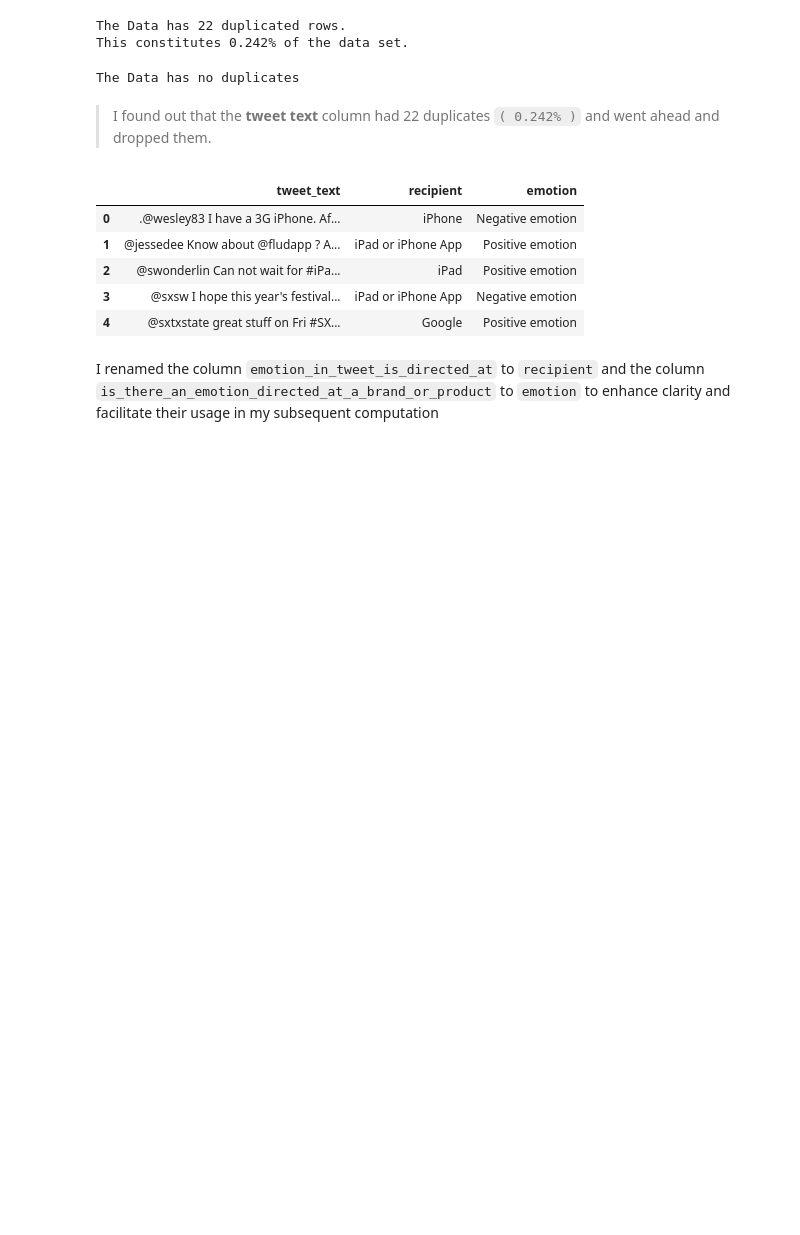
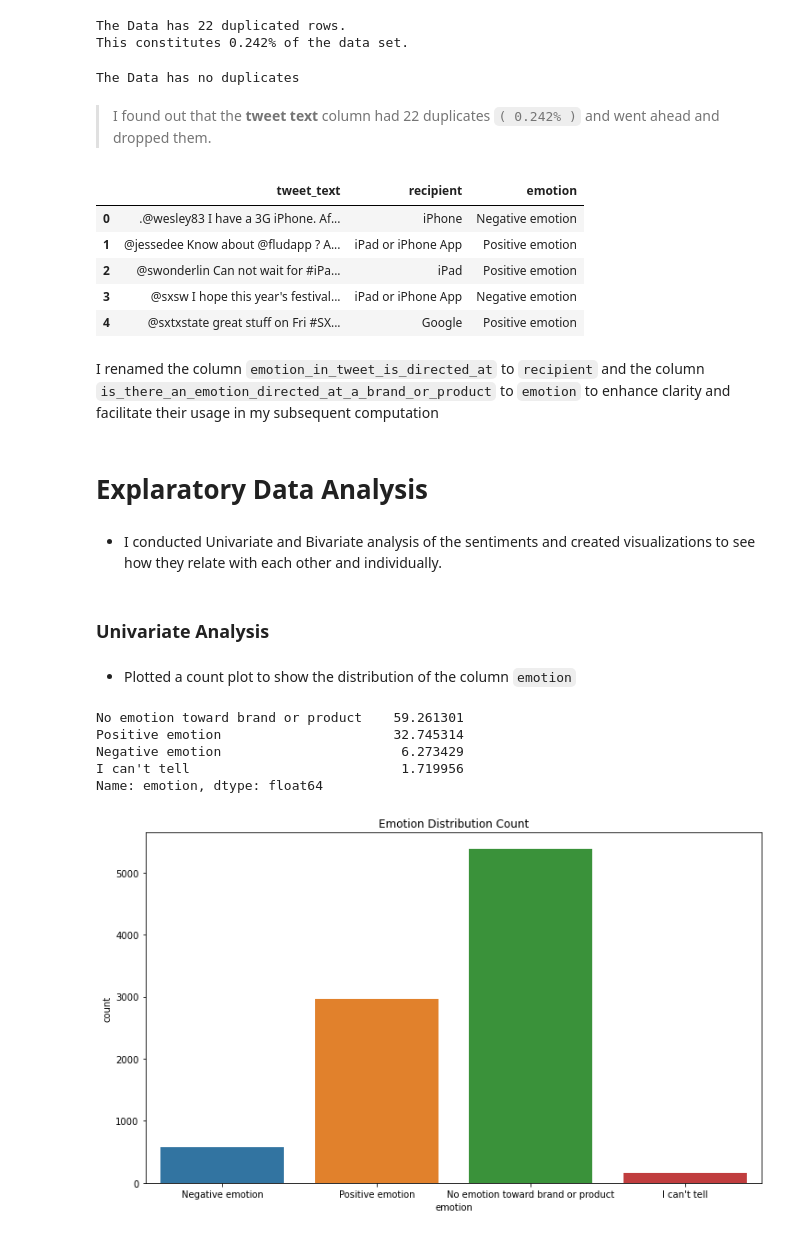
Before and after one commit to Derrick-wekesa/Twitter-sentiment-analysis-nlp-project, a Jupyter notebook: student.ipynb, the cells around one changed output. Cells and saved outputs as stored; diff of their text form; code cells hidden in the pictures; blank space fills up the shorter version.

Commit message:
Finished Data Preprocessing

````diff
--- a/student.ipynb
+++ b/student.ipynb
@@ -268,3 +317,28 @@ data.head()
 | 4 | @sxtxstate great stuff on Fri #SX... | Google | Positive emotion |
 # %% [markdown]
 I renamed  the column ```emotion_in_tweet_is_directed_at``` to ```recipient``` and the column ```is_there_an_emotion_directed_at_a_brand_or_product``` to ```emotion``` to enhance clarity and facilitate their usage in my subsequent computation
+# %% [markdown]
+# Explaratory Data Analysis
+# %% [markdown]
+* I conducted Univariate and Bivariate analysis of the sentiments and created visualizations to see how they relate with each other and individually.
+# %% [markdown]
+### Univariate Analysis
+# %% [markdown]
+* Plotted  a count plot to show the distribution of the column `emotion`
+# %%
+# checking the distribution of emotions
+percentage = data['emotion'].value_counts(normalize=True)
+print(percentage * 100)
+
+# count plot
+plt.figure(figsize=(12, 7))
+sns.countplot(data['emotion'])
+plt.title('Emotion Distribution Count')
+plt.show();
+# %% [output]
+No emotion toward brand or product    59.261301
+Positive emotion                      32.745314
+Negative emotion                       6.273429
+I can't tell                           1.719956
+Name: emotion, dtype: float64
+[figure, added]
````
Also changed, not shown: parts of 70 cells of this notebook.
